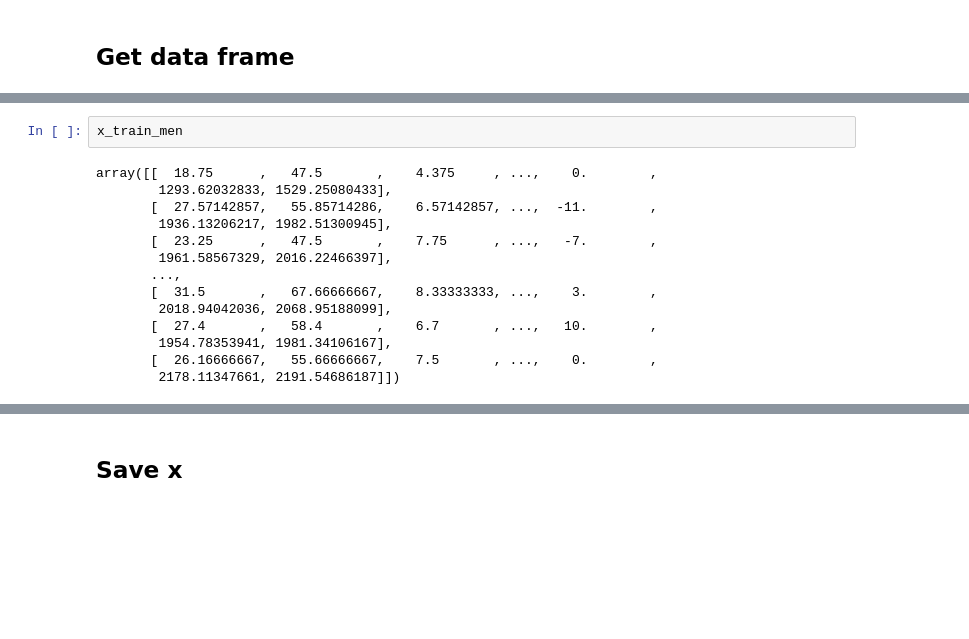
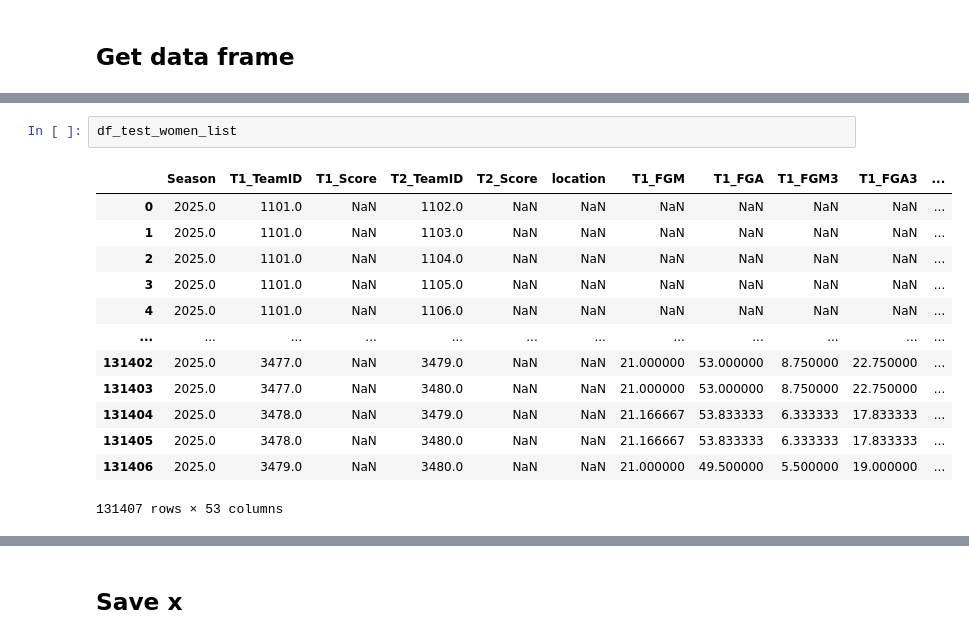
Before and after one commit to fantasy2fry/march-ml-madness-2025, a Jupyter notebook: src/sebislaw/DataFrame/DataFrame.ipynb, the cells around one changed output, grey strips where cells are left out. Cells and saved outputs as stored; diff of their text form; blank space fills up the shorter version.

```diff
--- a/src/sebislaw/DataFrame/DataFrame.ipynb
+++ b/src/sebislaw/DataFrame/DataFrame.ipynb
@@ -795,16 +761,16 @@ df_train_men_list
 # %%
-x_train_men
+df_test_women_list
 # %% [output]
+|  | Season | T1_TeamID | T1_Score | T2_TeamID | T2_Score | location | T1_FGM | T1_FGA | T1_FGM3 | T1_FGA3 | ... |
+| 0 | 2025.0 | 1101.0 | NaN | 1102.0 | NaN | NaN | NaN | NaN | NaN | NaN | ... |
+| 1 | 2025.0 | 1101.0 | NaN | 1103.0 | NaN | NaN | NaN | NaN | NaN | NaN | ... |
+| 2 | 2025.0 | 1101.0 | NaN | 1104.0 | NaN | NaN | NaN | NaN | NaN | NaN | ... |
+| 3 | 2025.0 | 1101.0 | NaN | 1105.0 | NaN | NaN | NaN | NaN | NaN | NaN | ... |
+| 4 | 2025.0 | 1101.0 | NaN | 1106.0 | NaN | NaN | NaN | NaN | NaN | NaN | ... |
+| ... | ... | ... | ... | ... | ... | ... | ... | ... | ... | ... | ... |
+| 131402 | 2025.0 | 3477.0 | NaN | 3479.0 | NaN | NaN | 21.000000 | 53.000000 | 8.750000 | 22.750000 | ... |
+| 131403 | 2025.0 | 3477.0 | NaN | 3480.0 | NaN | NaN | 21.000000 | 53.000000 | 8.750000 | 22.750000 | ... |
+| 131404 | 2025.0 | 3478.0 | NaN | 3479.0 | NaN | NaN | 21.166667 | 53.833333 | 6.333333 | 17.833333 | ... |
+| 131405 | 2025.0 | 3478.0 | NaN | 3480.0 | NaN | NaN | 21.166667 | 53.833333 | 6.333333 | 17.833333 | ... |
+| 131406 | 2025.0 | 3479.0 | NaN | 3480.0 | NaN | NaN | 21.000000 | 49.500000 | 5.500000 | 19.000000 | ... |
-array([[  18.75      ,   47.5       ,    4.375     , ...,    0.        ,
-        1293.62032833, 1529.25080433],
-       [  27.57142857,   55.85714286,    6.57142857, ...,  -11.        ,
-        1936.13206217, 1982.51300945],
-       [  23.25      ,   47.5       ,    7.75      , ...,   -7.        ,
-        1961.58567329, 2016.22466397],
-       ...,
-       [  31.5       ,   67.66666667,    8.33333333, ...,    3.        ,
-        2018.94042036, 2068.95188099],
-       [  27.4       ,   58.4       ,    6.7       , ...,   10.        ,
-        1954.78353941, 1981.34106167],
-       [  26.16666667,   55.66666667,    7.5       , ...,    0.        ,
-        2178.11347661, 2191.54686187]])
+131407 rows × 53 columns
```
Also changed, not shown: parts of 13 cells of this notebook, 21 other files.
